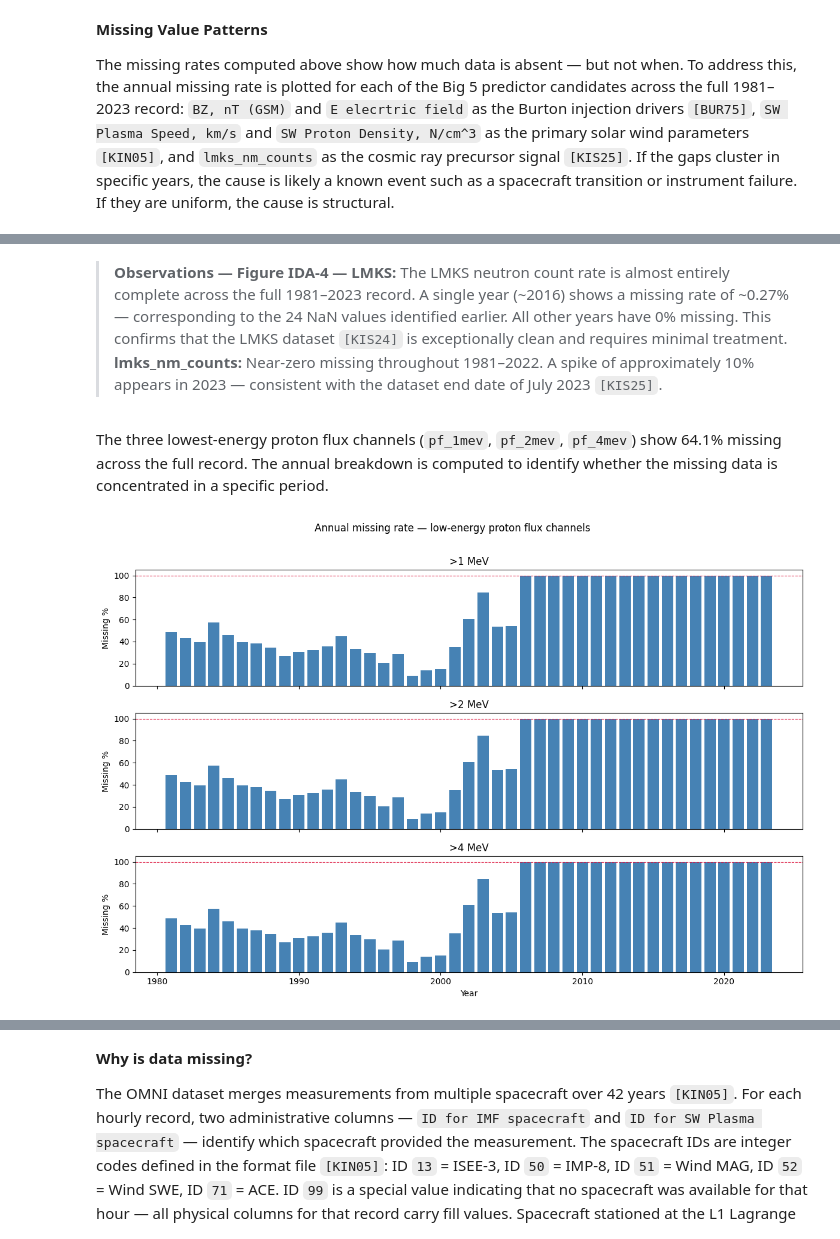
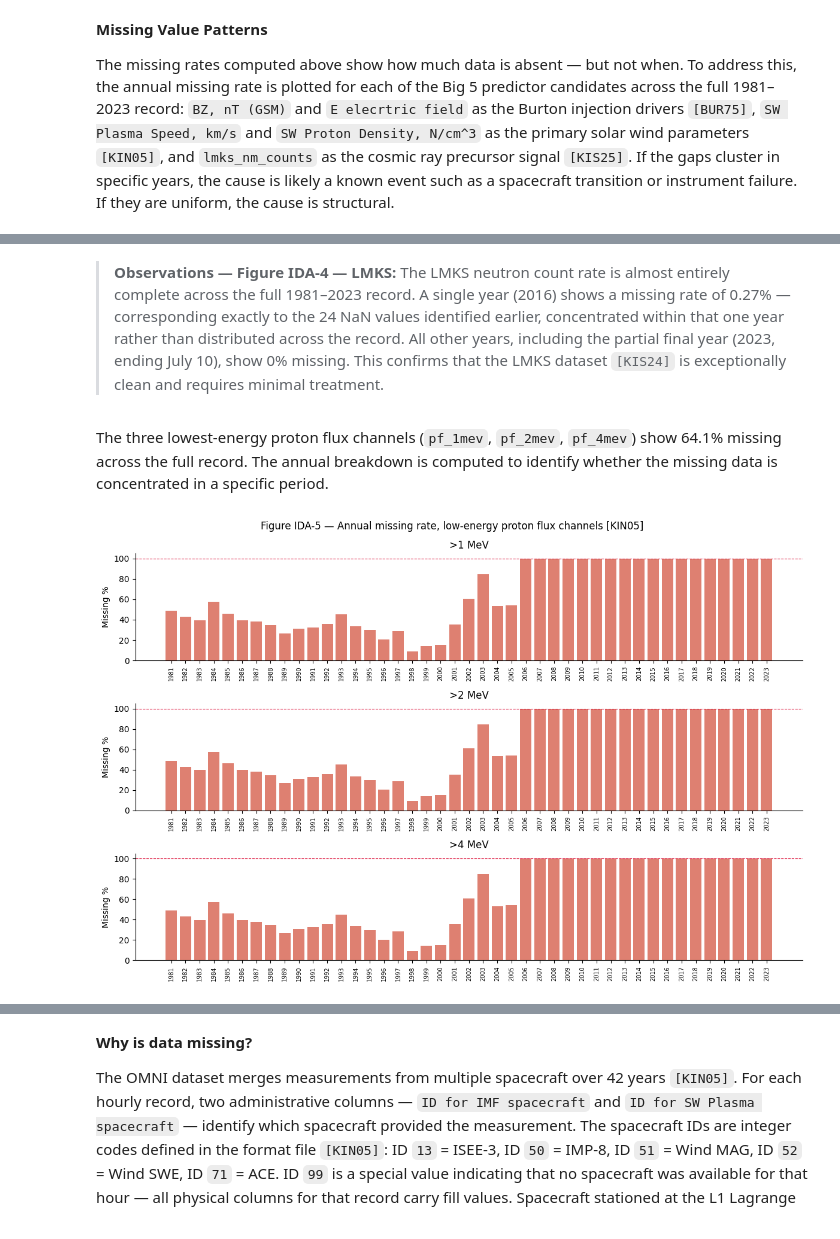
Before and after one commit to RoumenNikolov/cosmic-ray-storm-clean, a Jupyter notebook: cosmic_ray_storm_prediction.ipynb, the cells around one changed output, grey strips where cells are left out. Drawn from its saved outputs; the diff is of its cells as text; code cells hidden in the pictures.

```diff
--- a/cosmic_ray_storm_prediction.ipynb
+++ b/cosmic_ray_storm_prediction.ipynb
@@ -618,33 +672,20 @@ plt.show()
 # %% [markdown]
-> **Observations — Figure IDA-4 — LMKS:**  The LMKS neutron count rate is almost entirely complete across the full 1981–2023 record. A single year (~2016) shows a missing rate of ~0.27% — corresponding to the 24 NaN values identified earlier. All other years have 0% missing. This confirms that the LMKS dataset `[KIS24]` is exceptionally clean and requires minimal treatment.
->  **lmks_nm_counts:** Near-zero missing throughout 1981–2022. A spike of approximately 10% appears in 2023 — consistent with the dataset end date of July 2023 `[KIS25]`.
+> **Observations — Figure IDA-4 — LMKS:** The LMKS neutron count rate is almost entirely complete across the full 1981–2023 record. A single year (2016) shows a missing rate of 0.27% — corresponding exactly to the 24 NaN values identified earlier, concentrated within that one year rather than distributed across the record. All other years, including the partial final year (2023, ending July 10), show 0% missing. This confirms that the LMKS dataset `[KIS24]` is exceptionally clean and requires minimal treatment.
 # %% [markdown]
 The three lowest-energy proton flux channels (`pf_1mev`, `pf_2mev`, `pf_4mev`) show 64.1% missing across the full record. The annual breakdown is computed to identify whether the missing data is concentrated in a specific period.
 # %%
-# ── IDA: Annual missing rate — pf_1mev, pf_2mev, pf_4mev ────────────────────
-# omni_filled used — fill values already replaced with NaN
+# ── IDA: Annual missing rate — pf_1mev, pf_2mev, pf_4mev ─────────────────────
+pf_cols = {
+    'Proton flux (>1 Mev)': '>1 MeV',
+    'Proton flux (>2 Mev)': '>2 MeV',
+    'Proton flux (>4 Mev)': '>4 MeV',
+}
+items = [(omni_filled[col], omni_filled['YEAR'], label) for col, label in pf_cols.items()]
 
-pf_cols = {
-    'Proton flux (>1 Mev)':  '>1 MeV',
-    'Proton flux (>2 Mev)':  '>2 MeV',
-    'Proton flux (>4 Mev)':  '>4 MeV',
-}
-
-fig, axes = plt.subplots(3, 1, figsize=(12, 8), sharex=True)
-
-for ax, (col, label) in zip(axes, pf_cols.items()):
-    annual = omni_filled.set_index('datetime')[col].resample('YE').apply(
-        lambda x: x.isna().mean() * 100)
-    ax.bar(annual.index.year, annual.values, color='steelblue', width=0.8)
-    ax.set_ylabel('Missing %')
-    ax.set_title(label)
-    ax.set_ylim(0, 105)
-    ax.axhline(100, color='crimson', linewidth=0.8, linestyle='--')
-
-axes[-1].set_xlabel('Year')
-plt.suptitle('Annual missing rate — low-energy proton flux channels', y=1.01)
-plt.tight_layout()
-plt.savefig('images/ida_missing_pf_annual.png', dpi=150, bbox_inches='tight')
-plt.show()
+pf_table = plot_annual_missing_rate(
+    items, figsize=(12, 8), ylim=(0, 105), ref_line=100,
+    suptitle='Figure IDA-5 — Annual missing rate, low-energy proton flux channels [KIN05]',
+    savepath='images/fig_ida5_missing_pf_annual.png'
+)
 # %% [output]
-[figure, old version]
+[figure, new version]
```
Also changed, not shown: parts of 138 cells of this notebook, 7 other files.
